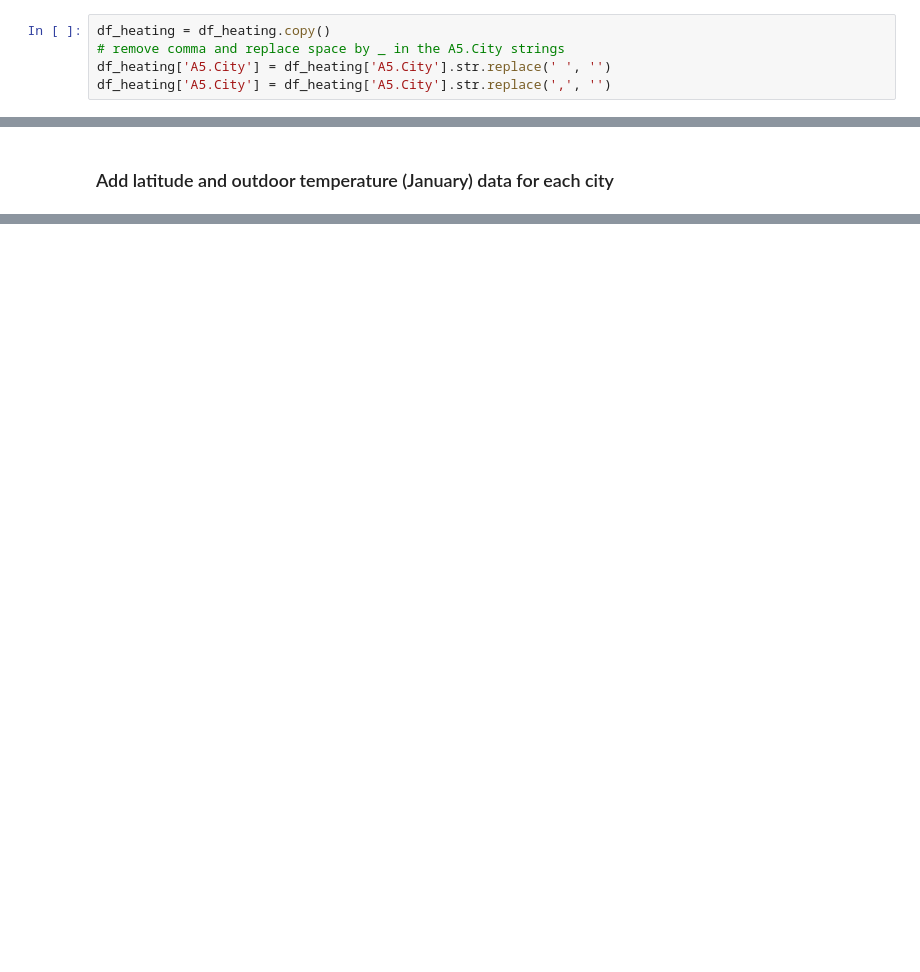
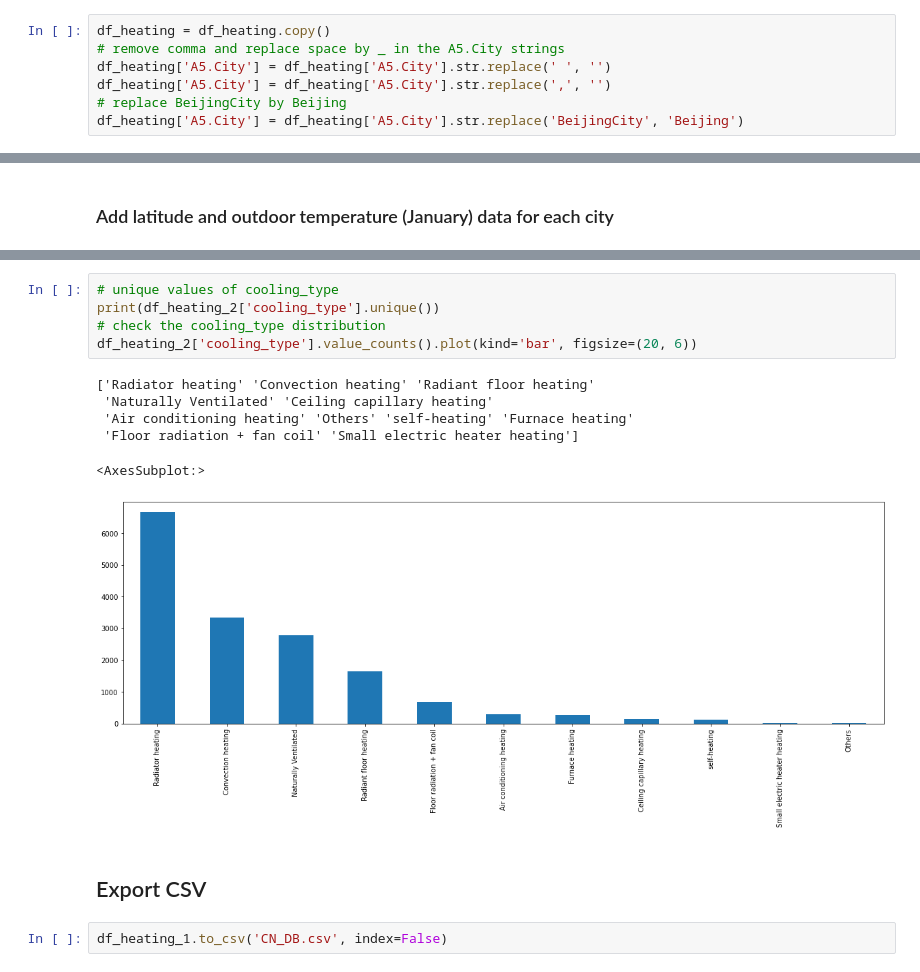
Before and after one commit to ruijis/RD_comfort, a Jupyter notebook: Data_cleaning.ipynb, the cells around one changed output, grey strips where cells are left out. Saved outputs shown, nothing was run; the diff lists cells and outputs as text; blank space fills up the shorter version.

```diff
--- a/Data_cleaning.ipynb
+++ b/Data_cleaning.ipynb
@@ -51,6 +53,8 @@ df_heating = df_heating.copy()
 # remove comma and replace space by _ in the A5.City strings
 df_heating['A5.City'] = df_heating['A5.City'].str.replace(' ', '')
 df_heating['A5.City'] = df_heating['A5.City'].str.replace(',', '')
+# replace BeijingCity by Beijing
+df_heating['A5.City'] = df_heating['A5.City'].str.replace('BeijingCity', 'Beijing')
 # %%
 df_heating['A5.City'].unique()
 # %% [output]
@@ -229,0 +336,16 @@ total records: 14116
+# %%
+# unique values of cooling_type
+print(df_heating_2['cooling_type'].unique())
+# check the cooling_type distribution
+df_heating_2['cooling_type'].value_counts().plot(kind='bar', figsize=(20, 6))
+# %% [output]
+['Radiator heating' 'Convection heating' 'Radiant floor heating'
+ 'Naturally Ventilated' 'Ceiling capillary heating'
+ 'Air conditioning heating' 'Others' 'self-heating' 'Furnace heating'
+ 'Floor radiation + fan coil' 'Small electric heater heating']
+<AxesSubplot:>
+[figure, added]
+# %% [markdown]
+## Export CSV
+# %%
+df_heating_1.to_csv('CN_DB.csv', index=False)
```
Also changed, not shown: parts of 21 cells of this notebook, 6 other files.
